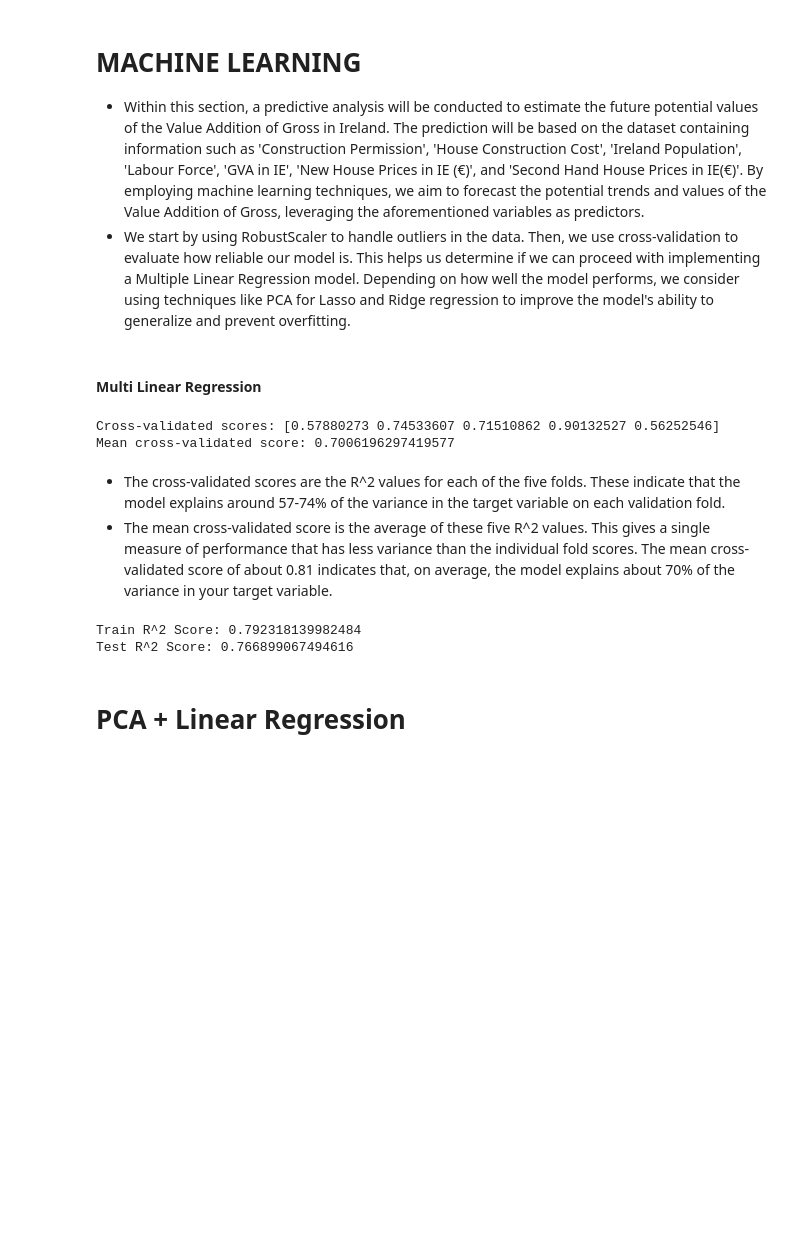
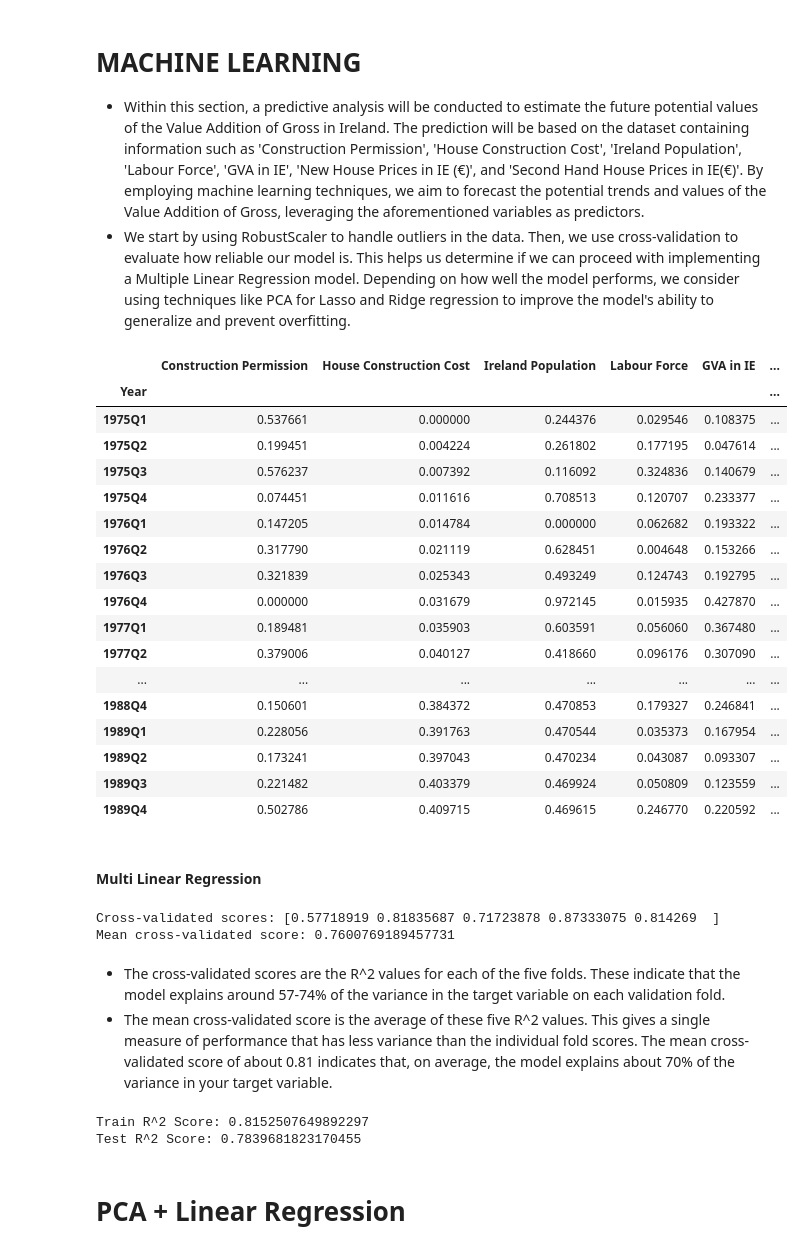
Before and after one commit to kgntmr/ASSIGNMENT-FOR-CONSTRUCTION-CO, a Jupyter notebook: ASSIGNMENT-2.ipynb, the cells around one changed output. Saved outputs shown, nothing was run; the diff lists cells and outputs as text; code cells hidden in the pictures; blank space fills up the shorter version.

```diff
--- a/ASSIGNMENT-2.ipynb
+++ b/ASSIGNMENT-2.ipynb
@@ -2107,6 +2179,27 @@ dtype: float64
 # MACHINE LEARNING
 - Within this section, a predictive analysis will be conducted to estimate the future potential values of the Value Addition of Gross in Ireland. The prediction will be based on the dataset containing information such as 'Construction Permission', 'House Construction Cost', 'Ireland Population', 'Labour Force', 'GVA in IE', 'New House Prices in IE (€)', and 'Second Hand House Prices in IE(€)'. By employing machine learning techniques, we aim to forecast the potential trends and values of the Value Addition of Gross, leveraging the aforementioned variables as predictors.
 - We start by using RobustScaler to handle outliers in the data. Then, we use cross-validation to evaluate how reliable our model is. This helps us determine if we can proceed with implementing a Multiple Linear Regression model. Depending on how well the model performs, we consider using techniques like PCA for Lasso and Ridge regression to improve the model's ability to generalize and prevent overfitting.
+# %%
+scaled_df.head(60)
+# %% [output]
+|  | Construction Permission | House Construction Cost | Ireland Population | Labour Force | GVA in IE | ... |
+| Year |  |  |  |  |  | ... |
+| 1975Q1 | 0.537661 | 0.000000 | 0.244376 | 0.029546 | 0.108375 | ... |
+| 1975Q2 | 0.199451 | 0.004224 | 0.261802 | 0.177195 | 0.047614 | ... |
+| 1975Q3 | 0.576237 | 0.007392 | 0.116092 | 0.324836 | 0.140679 | ... |
+| 1975Q4 | 0.074451 | 0.011616 | 0.708513 | 0.120707 | 0.233377 | ... |
+| 1976Q1 | 0.147205 | 0.014784 | 0.000000 | 0.062682 | 0.193322 | ... |
+| 1976Q2 | 0.317790 | 0.021119 | 0.628451 | 0.004648 | 0.153266 | ... |
+| 1976Q3 | 0.321839 | 0.025343 | 0.493249 | 0.124743 | 0.192795 | ... |
+| 1976Q4 | 0.000000 | 0.031679 | 0.972145 | 0.015935 | 0.427870 | ... |
+| 1977Q1 | 0.189481 | 0.035903 | 0.603591 | 0.056060 | 0.367480 | ... |
+| 1977Q2 | 0.379006 | 0.040127 | 0.418660 | 0.096176 | 0.307090 | ... |
+| ... | ... | ... | ... | ... | ... | ... |
+| 1988Q4 | 0.150601 | 0.384372 | 0.470853 | 0.179327 | 0.246841 | ... |
+| 1989Q1 | 0.228056 | 0.391763 | 0.470544 | 0.035373 | 0.167954 | ... |
+| 1989Q2 | 0.173241 | 0.397043 | 0.470234 | 0.043087 | 0.093307 | ... |
+| 1989Q3 | 0.221482 | 0.403379 | 0.469924 | 0.050809 | 0.123559 | ... |
+| 1989Q4 | 0.502786 | 0.409715 | 0.469615 | 0.246770 | 0.220592 | ... |
 # %% [markdown]
 #### Multi Linear Regression
 # %%
@@ -2134,35 +2226,35 @@ X_test_scaled_linear = scaler.transform(X_test)
 # %%
-# Create an instance of the multiple linear regression model
-model = LinearRegression()
+# Define the cross-validation strategy
+cv = KFold(n_splits=5, shuffle=True, random_state=random_seed)
 
 # Perform cross-validation
-cross_val_scores = cross_val_score(model, X_train_scaled_linear, y_train, cv=5)
+cross_val_scores = cross_val_score(model, X_train, y_train, cv=cv)
 
 print("Cross-validated scores:", cross_val_scores)
 print("Mean cross-validated score:", cross_val_scores.mean())
 # %% [output]
-Cross-validated scores: [0.57880273 0.74533607 0.71510862 0.90132527 0.56252546]
-Mean cross-validated score: 0.7006196297419577
+Cross-validated scores: [0.57718919 0.81835687 0.71723878 0.87333075 0.814269  ]
+Mean cross-validated score: 0.7600769189457731
 # %% [markdown]
 - The cross-validated scores are the R^2 values for each of the five folds. These indicate that the model explains around 57-74% of the variance in the target variable on each validation fold.
 - The mean cross-validated score is the average of these five R^2 values. This gives a single measure of performance that has less variance than the individual fold scores. The mean cross-validated score of about 0.81 indicates that, on average, the model explains about 70% of the variance in your target variable.
 # %%
 # Train the model
-model.fit(X_train_scaled_linear, y_train)
+model.fit(X_train, y_train)
 
 # Predict the target variable for training data and test data
-y_train_pred = model.predict(X_train_scaled_linear)
-y_test_pred = model.predict(X_test_scaled_linear)
+y_train_pred = model.predict(X_train)
+y_test_pred = model.predict(X_test)
 
 # Calculate the R^2 score for training data and test data
-r2_train = r2_score(y_train, y_train_pred)
-r2_test = r2_score(y_test, y_test_pred)
+lin_r2_train = r2_score(y_train, y_train_pred)
+lin_r2_test = r2_score(y_test, y_test_pred)
 
-print(f"Train R^2 Score: {r2_train}")
-print(f"Test R^2 Score: {r2_test}")
+print(f"Train R^2 Score: {lin_r2_train}")
+print(f"Test R^2 Score: {lin_r2_test}")
 # %% [output]
-Train R^2 Score: 0.792318139982484
-Test R^2 Score: 0.766899067494616
+Train R^2 Score: 0.8152507649892297
+Test R^2 Score: 0.7839681823170455
 # %% [markdown]
 # PCA + Linear Regression
 # %%
```
Also changed, not shown: parts of 74 cells of this notebook.
